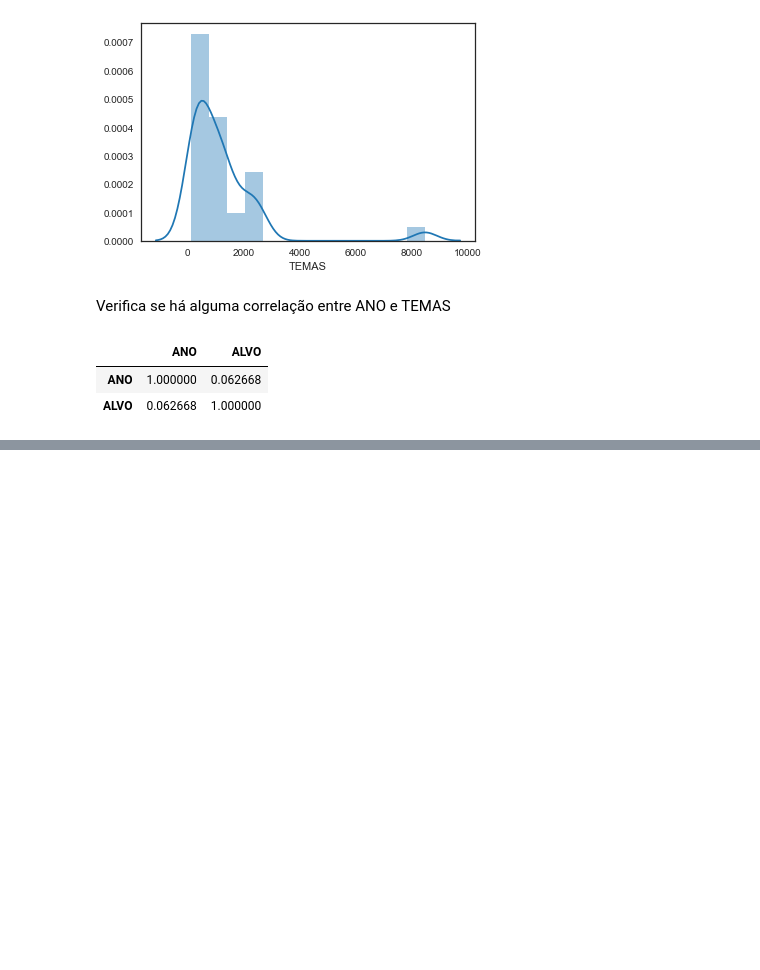
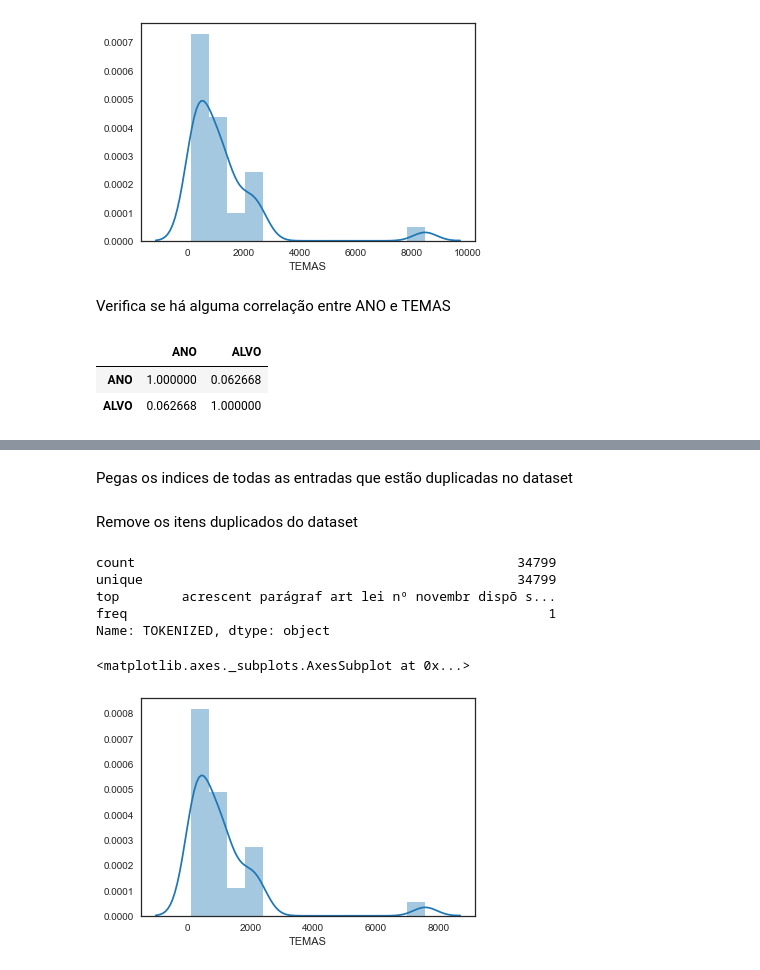
Before and after one commit to DiegoKremer/meu-politico, a Jupyter notebook: data_analysis/analise_proposicoes.ipynb, the cells around one changed output, grey strips where cells are left out. Cells and saved outputs as stored; diff of their text form; code cells hidden in the pictures; blank space fills up the shorter version.

Commit message:
Análise de entradas duplicadas
Realizado análise das entradas duplicadas

```diff
--- a/data_analysis/analise_proposicoes.ipynb
+++ b/data_analysis/analise_proposicoes.ipynb
@@ -408,0 +423,2 @@ corr_df_prop.corr()
+# %%
+df_tokenized = pd.read_excel('Processed_File.xlsx')
@@ -408,0 +453,26 @@ corr_df_prop.corr()
+# %% [markdown]
+Pegas os indices de todas as entradas que estão duplicadas no dataset
+# %%
+duplicated_entries = []
+for idx, v in df_tokenized.duplicated(subset='TOKENIZED', keep='first').iteritems():
+    if v is True:
+        duplicated_entries.append(idx)
+# %% [markdown]
+Remove os itens duplicados do dataset
+# %%
+for idx, values in df_tokenized.iterrows():
+    if idx in duplicated_entries:
+        df_tokenized.drop(labels=idx, axis=0, inplace=True)
+# %%
+df_tokenized['TOKENIZED'].describe()
+# %% [output]
+count                                                 34799
+unique                                                34799
+top        acrescent parágraf art lei nº novembr dispõ s...
+freq                                                      1
+Name: TOKENIZED, dtype: object
+# %%
+sns.distplot(df_tokenized['TEMAS'].value_counts())
+# %% [output]
+<matplotlib.axes._subplots.AxesSubplot at 0x...>
+[figure, added]
```
Also changed, not shown: parts of 11 cells of this notebook.
